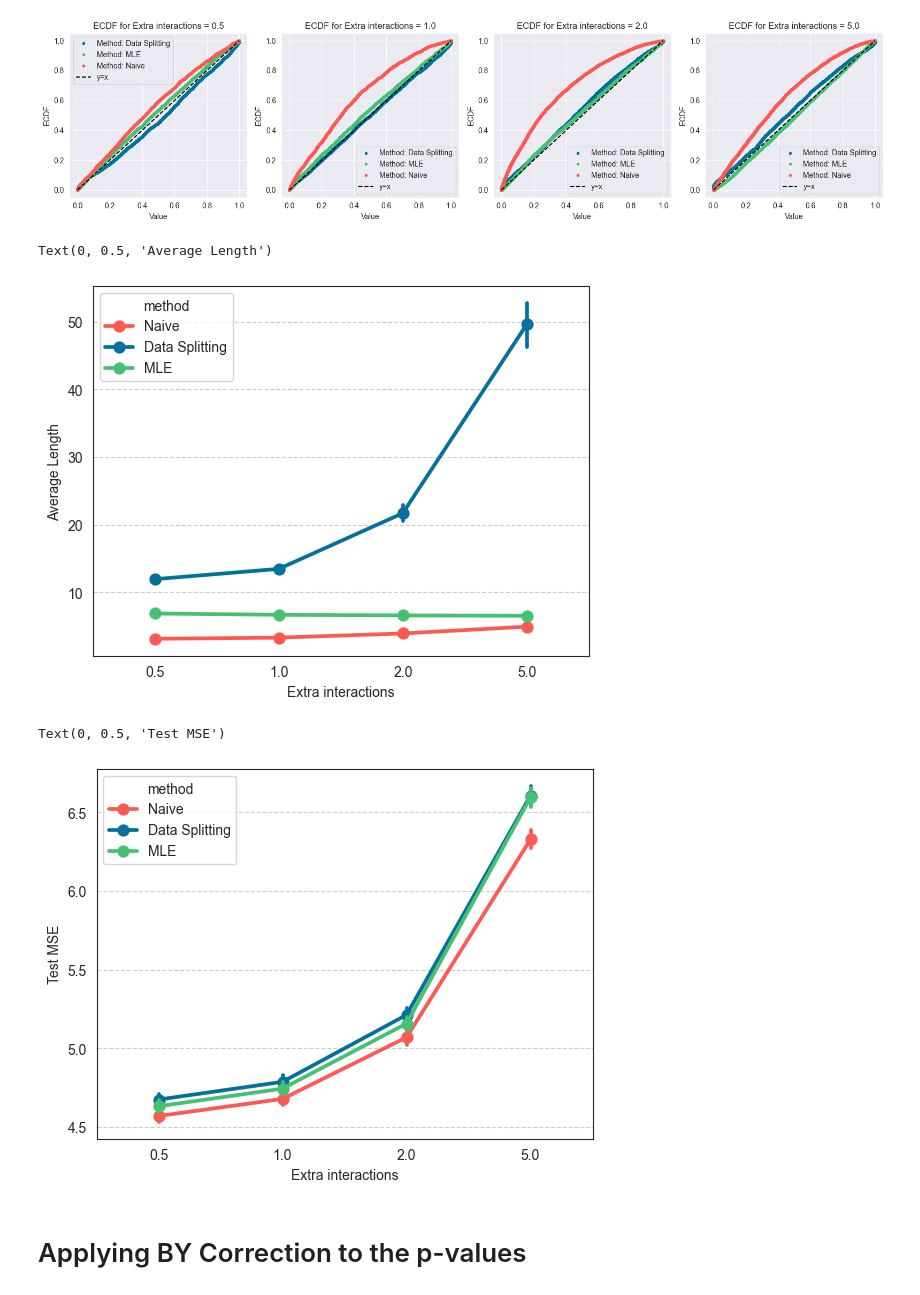
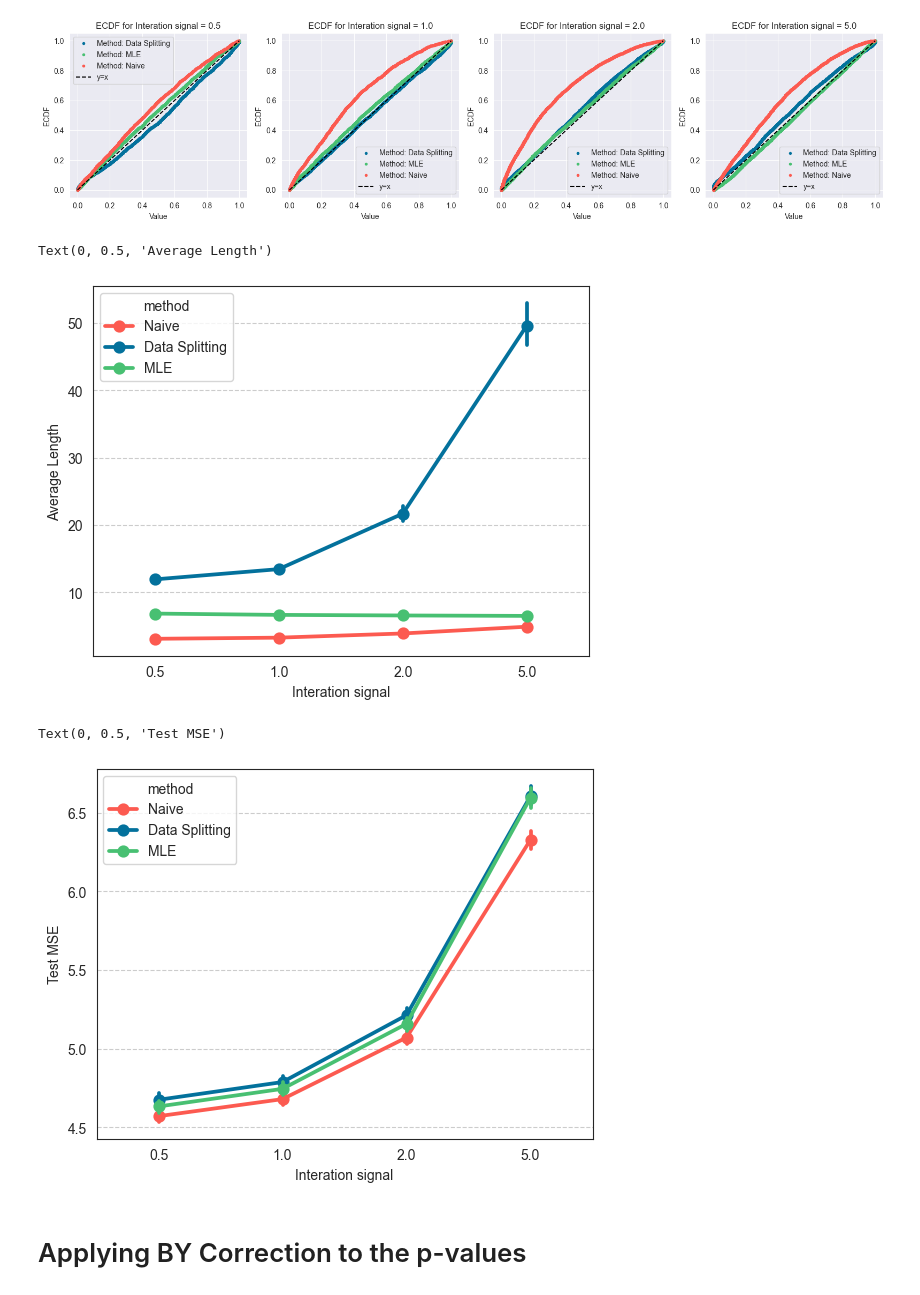
Before and after one commit to yiling-h/SI-Interaction, a Jupyter notebook: selectinf/Simulation/H1/Results/vary_interaction/plotting_inter.ipynb, the cells around one changed output. Drawn from its saved outputs; the diff is of its cells as text; code cells hidden in the pictures.

```diff
--- a/selectinf/Simulation/H1/Results/vary_interaction/plotting_inter.ipynb
+++ b/selectinf/Simulation/H1/Results/vary_interaction/plotting_inter.ipynb
@@ -150,25 +145,25 @@ sns.set_style("white", {'axes.facecolor': 'white',
 # %%
 sns.pointplot(x=pd.DataFrame(oper_char_full)["inter signal"],
               y=pd.DataFrame(oper_char_full)["avg length"],
               hue=pd.DataFrame(oper_char_full)["method"], markers='o',
               palette=my_palette)
 #plt.ylim(10,35)
-plt.xlabel(r"Extra interactions")
+plt.xlabel(r"Interation signal")
 plt.ylabel("Average Length")
 # %% [output]
 Text(0, 0.5, 'Average Length')
-[figure, old version]
+[figure, new version]
 # %%
 sns.pointplot(x=pd.DataFrame(MSE_dict_full)["inter signal"],
               y=pd.DataFrame(MSE_dict_full)["MSE"],
               hue=pd.DataFrame(MSE_dict_full)["method"], markers='o',
               palette=my_palette)
 #plt.ylim(25,30)
-plt.xlabel("Extra interactions")
+plt.xlabel("Interation signal")
 plt.ylabel("Test MSE")
 # %% [output]
 Text(0, 0.5, 'Test MSE')
-[figure, old version]
+[figure, new version]
 # %% [markdown]
 # Applying BY Correction to the p-values
 # %%
```
Also changed, not shown: parts of 24 cells of this notebook, 16 other files.
